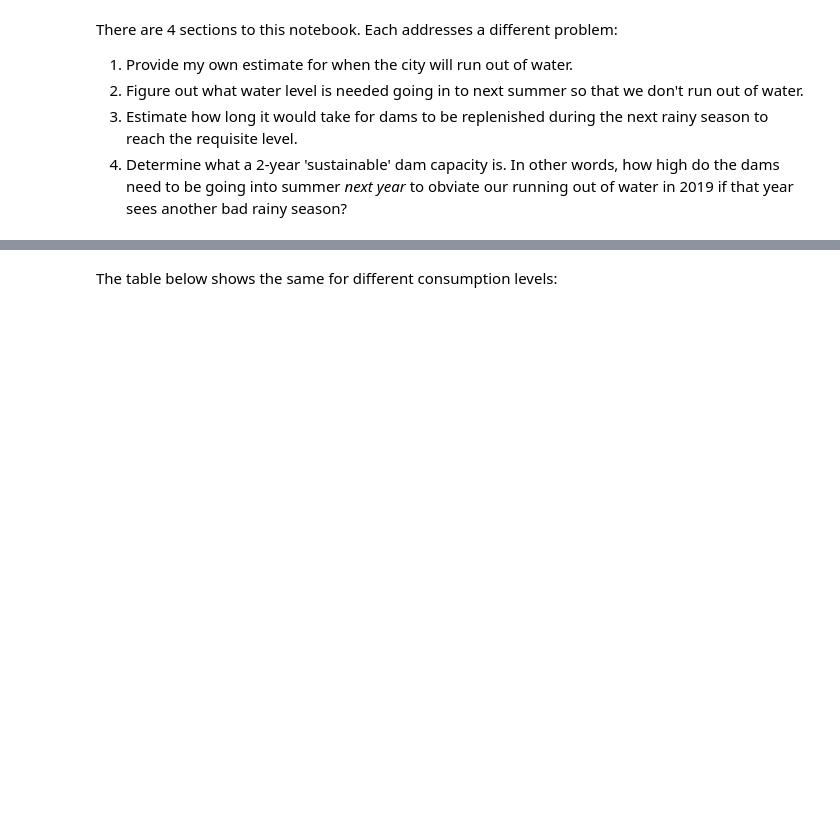
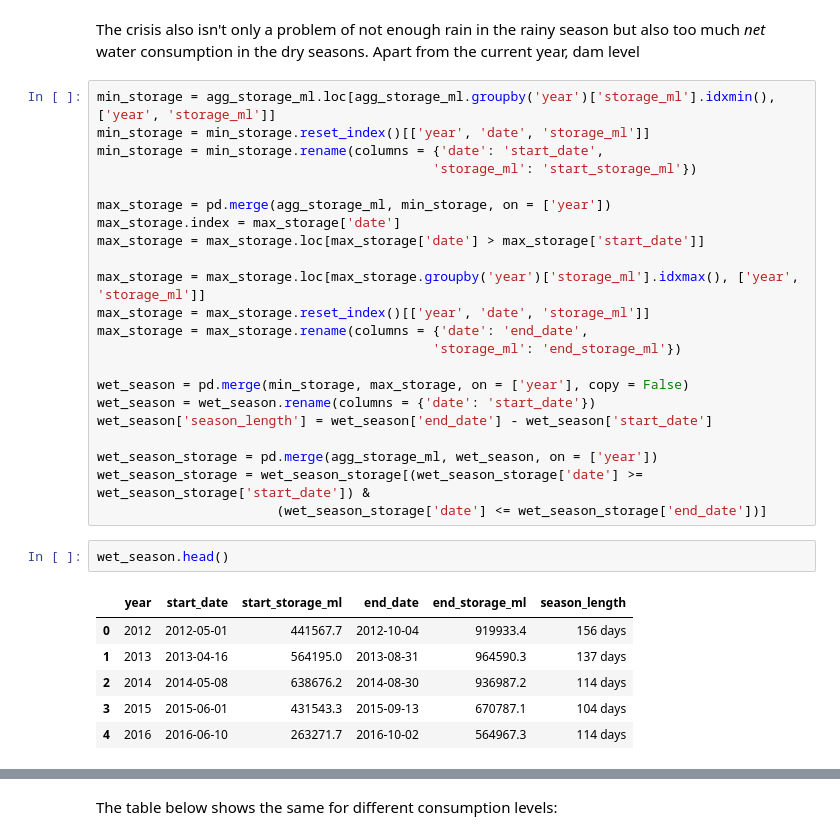
Before and after one commit to jbertscher/dam-levels, a Jupyter notebook: 1.0-dam-level-predictions.ipynb, the cells around one changed output, grey strips where cells are left out. Cells and saved outputs as stored; diff of their text form; blank space fills up the shorter version.

```diff
--- a/1.0-dam-level-predictions.ipynb
+++ b/1.0-dam-level-predictions.ipynb
@@ -71,9 +71,36 @@ plt.title('Total Warter Level (ML)', fontsize = 25);
-# %% [markdown]
-There are 4 sections to this notebook. Each addresses a different problem:
-1. Provide my own estimate for when the city will run out of water.
-2. Figure out what water level is needed going in to next summer so that we don't run out of water.
-3. Estimate how long it would take for dams to be replenished during the next rainy season to reach the requisite level.
-4. Determine what a 2-year 'sustainable' dam capacity is. In other words, how high do the dams need to be going into summer *next year* to obviate our running out of water in 2019 if that year sees another bad rainy season?
+# %% [markdown]
+The crisis also isn't only a problem of not enough rain in the rainy season but also too much *net* water consumption in the dry seasons. Apart from the current year, dam level
+# %%
+min_storage = agg_storage_ml.loc[agg_storage_ml.groupby('year')['storage_ml'].idxmin(), ['year', 'storage_ml']]
+min_storage = min_storage.reset_index()[['year', 'date', 'storage_ml']]
+min_storage = min_storage.rename(columns = {'date': 'start_date',
+                                           'storage_ml': 'start_storage_ml'})
+
+max_storage = pd.merge(agg_storage_ml, min_storage, on = ['year'])
+max_storage.index = max_storage['date']
+max_storage = max_storage.loc[max_storage['date'] > max_storage['start_date']]
+
+max_storage = max_storage.loc[max_storage.groupby('year')['storage_ml'].idxmax(), ['year', 'storage_ml']]
+max_storage = max_storage.reset_index()[['year', 'date', 'storage_ml']]
+max_storage = max_storage.rename(columns = {'date': 'end_date',
+                                           'storage_ml': 'end_storage_ml'})
+
+wet_season = pd.merge(min_storage, max_storage, on = ['year'], copy = False)
+wet_season = wet_season.rename(columns = {'date': 'start_date'})
+wet_season['season_length'] = wet_season['end_date'] - wet_season['start_date']
+
+wet_season_storage = pd.merge(agg_storage_ml, wet_season, on = ['year'])
+wet_season_storage = wet_season_storage[(wet_season_storage['date'] >= wet_season_storage['start_date']) &
+                       (wet_season_storage['date'] <= wet_season_storage['end_date'])]
+# %%
+wet_season.head()
+# %% [output]
+|  | year | start_date | start_storage_ml | end_date | end_storage_ml | season_length |
+| 0 | 2012 | 2012-05-01 | 441567.7 | 2012-10-04 | 919933.4 | 156 days |
+| 1 | 2013 | 2013-04-16 | 564195.0 | 2013-08-31 | 964590.3 | 137 days |
+| 2 | 2014 | 2014-05-08 | 638676.2 | 2014-08-30 | 936987.2 | 114 days |
+| 3 | 2015 | 2015-06-01 | 431543.3 | 2015-09-13 | 670787.1 | 104 days |
+| 4 | 2016 | 2016-06-10 | 263271.7 | 2016-10-02 | 564967.3 | 114 days |
 # %% [markdown]
 # 1. When will we run out of water?
 
```
Also changed, not shown: parts of 9 cells of this notebook, 5 other files.
